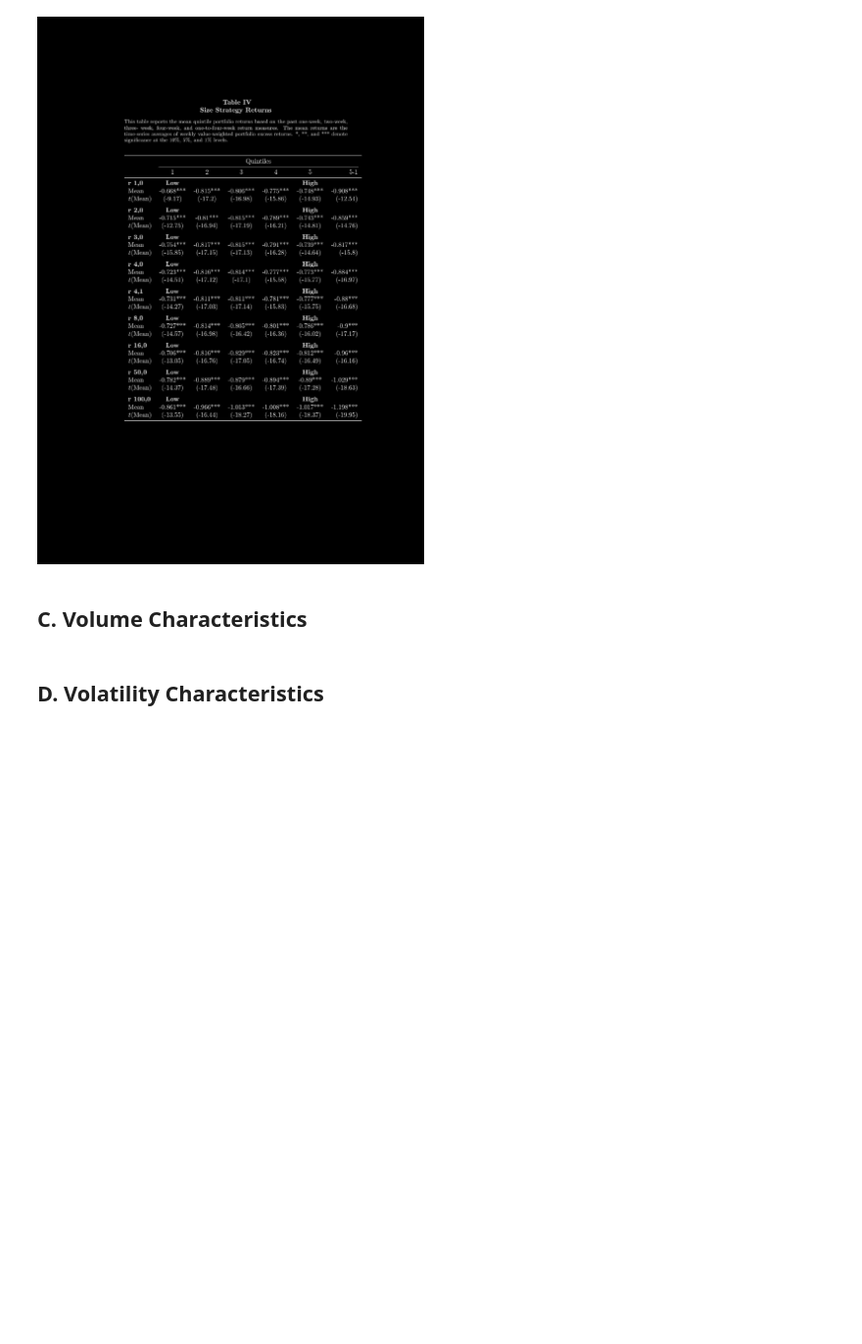
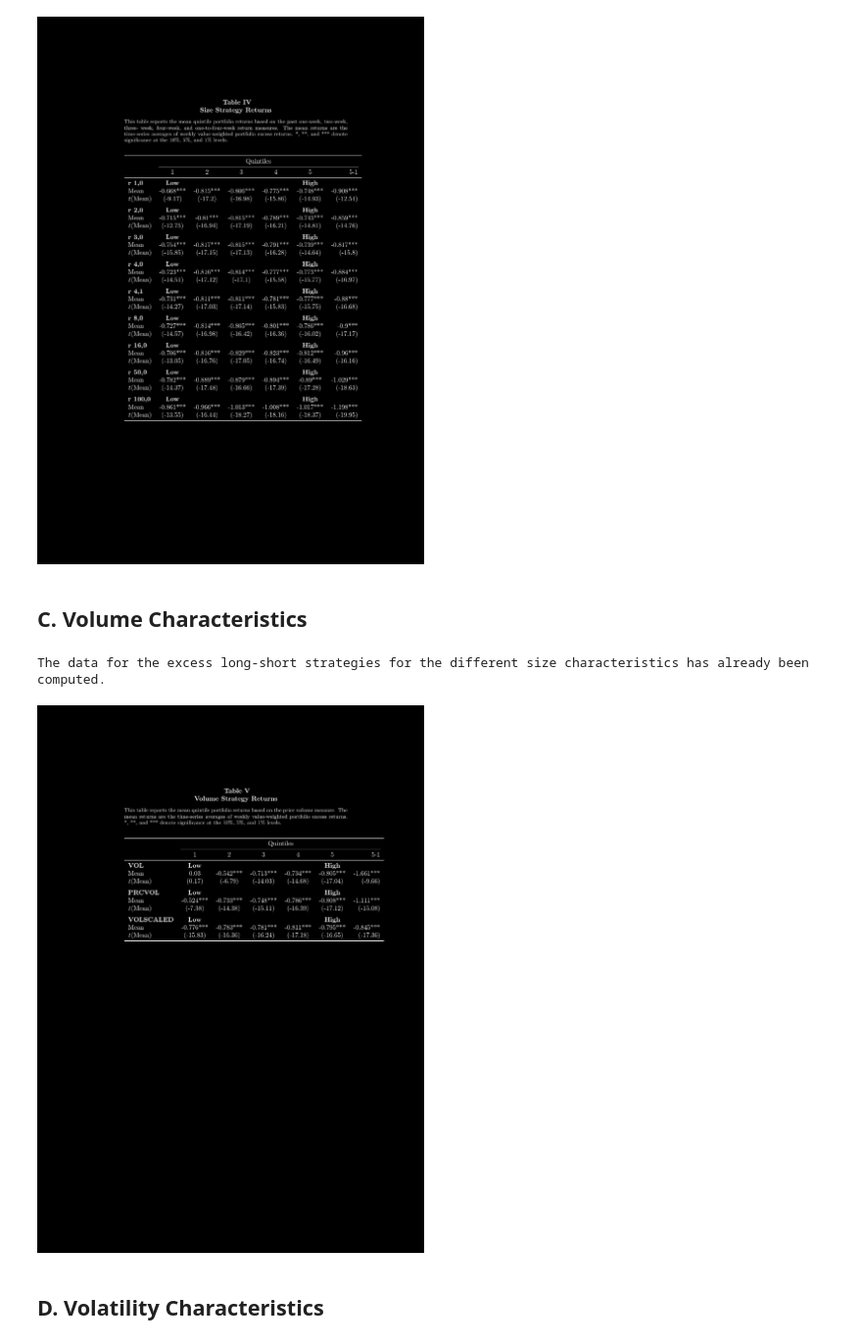
Before and after one commit to MarcGehring97/Crypto-Currency-Asset-Pricing, a Jupyter notebook: main.ipynb, the cells around one changed output. Shown at 98% size. Saved outputs shown, nothing was run; the diff lists cells and outputs as text; code cells hidden in the pictures; blank space fills up the shorter version.

```diff
--- a/main.ipynb
+++ b/main.ipynb
@@ -102,16 +102,19 @@ else:
     market_weekly_returns = market_weekly_returns.reindex(date_range)
     market_weekly_returns.index.name = "date"
     market_weekly_returns["risk_free_rate"] = risk_free_rate["DGS1MO"].tolist()
-    market_weekly_returns["market_return"] = market_weekly_returns["market_return"] - market_weekly_returns["risk_free_rate"]
+    market_weekly_returns["market_excess_return"] = market_weekly_returns["market_return"] - market_weekly_returns["risk_free_rate"]
     market_weekly_returns.drop("risk_free_rate", inplace=True, axis=1)
     # downloading the data
     market_weekly_returns.to_csv(directory + "/market_weekly_returns.csv")
 
+"""
 # inverting the colors in the PDF in case the user is using dark mode
 if input("Is your editor is dark mode? y/n ") in ["Y", "y"]:
     invert = True
 else:
     invert = False
+"""
+invert = True
 
 # creates a temporary PDF file named "cover.pdf"
 # repeating the process overwrites the file
@@ -144,7 +147,7 @@ ethereum_weekly_returns = weekly_returns_data[weekly_returns_data["coin_id"] ==
 
 year_and_week = (market_weekly_returns.index.isocalendar().year + market_weekly_returns.index.isocalendar().week / 52).tolist()
 
-market_weekly_returns["market_index"] = (1 + market_weekly_returns["market_return"]).cumprod()
+market_weekly_returns["market_index"] = (1 + market_weekly_returns["market_excess_return"]).cumprod()
 # Set the first value of return_index to 1
 market_weekly_returns.iloc[0,1] = 1
 # imputing missing index values with the last non-missing value
@@ -335,15 +335,15 @@ The data for the excess long-short strategies for the different momentum strateg
 <a id="C._Volume_Characteristics"></a>
 ## C. Volume Characteristics
 # %%
+pd.options.mode.chained_assignment = None
+# adding average_volume
+weekly_returns_data["log_average_volume"] = np.log(helpers.convert_frequency(daily_trading_data, method="mean")["total_volume"])
+# adding price_times_volume
+weekly_returns_data["price_times_volume"] = weekly_returns_data["log_average_volume"] * weekly_returns_data["price"]
+# adding price_times_volume_scaled_market_cap
+weekly_returns_data["price_times_volume_scaled_market_cap"] = weekly_returns_data["price_times_volume"] / weekly_returns_data["market_cap"]
+
 if not os.path.exists(directory + "/quintile_volume_data.csv"):
-    print("Computing the excess long-short strategies for the total trading volume.")
-
-    # adding average_volume
-    weekly_returns_data["log_average_volume"] = np.log(helpers.convert_frequency(daily_trading_data["total_volume"], method="mean")["total_volume"])
-    # adding price_times_volume
-    weekly_returns_data["price_times_volume"] = weekly_returns_data["log_average_volume"] * weekly_returns_data["price"]
-    # adding price_times_volume_scaled_market_cap
-    weekly_returns_data["price_times_volume_scaled_market_cap"] = weekly_returns_data["price_times_volume"] / weekly_returns_data["market_cap"]
 
     # "risk_free_rate" now is a pd dataframe with columns for date and DGS1MO (the risk-free rate)
     quintile_data = risk_free_rate
@@ -351,37 +351,41 @@ if not os.path.exists(directory + "/quintile_volume_data.csv"):
         # here we can use the quintile function for the past returns
         quintile_returns_data = helpers.quintile_returns(weekly_returns_data, volume_measure)
         # subtracting the risk-free rate from every column of quintile returns
         quintile_returns_data = quintile_returns_data.sub(quintile_data["DGS1MO"], axis=0)
         quintile_data = pd.concat([quintile_data, quintile_returns_data], axis=1)
-        # computing the excess returns for the long-short strategy
-        quintile_data[volume_measure + "_excess_ls"] = np.where(quintile_data[volume_measure + "_q1"].isna(), quintile_data[volume_measure + "_q5"] - quintile_data["DGS1MO"], quintile_data[volume_measure + "_q5"] - quintile_data[volume_measure + "_q1"] - quintile_data["DGS1MO"])
+        # computing the returns of the long-short strategy
+        quintile_data[volume_measure + "_long_short"] = np.where(quintile_data[volume_measure + "_q1"].isna(), quintile_data[volume_measure + "_q5"], quintile_data[volume_measure + "_q5"] - quintile_data[volume_measure + "_q1"])
 
     quintile_data.index.name = "date"
     # downloading the data
     quintile_data.to_csv(directory + "/quintile_volume_data.csv")
 else:
     print("The data for the excess long-short strategies for the different size characteristics has already been computed.")
     quintile_data = pd.read_csv(directory + "/quintile_volume_data.csv", index_col=["date"])
     quintile_data.index = pd.to_datetime(quintile_data.index)
 
-print("Table 2 lists the return predictor definitions and can be found in the paper.")
-
+"""
 # inverting the colors in the PDF in case the user is using dark mode
 if input("Is your editor is dark mode? y/n ") in ["Y", "y"]:
     invert = True
 else:
     invert = False
+"""
+invert = True
 
 helpers.render_quintiles(quintile_data, "latex_templates/volume_quintiles.tex", ["log_average_volume", "price_times_volume", "price_times_volume_scaled_market_cap"], invert)
 
 # creates a temporary PDF file named "cover.pdf"
 # repeating the process overwrites the file
 
 pdf_path = os.getcwd() + "/cover.pdf"
 # printing the PDF
 # this code has to be in the main file
 img = Image(filename=pdf_path, resolution=100)
 img
+# %% [output]
+The data for the excess long-short strategies for the different size characteristics has already been computed.
+[figure, added]
 # %% [markdown]
 <a id="D._Volatility_Characteristics"></a>
 ## D. Volatility Characteristics
```
Also changed, not shown: parts of 6 cells of this notebook, 9 other files.
